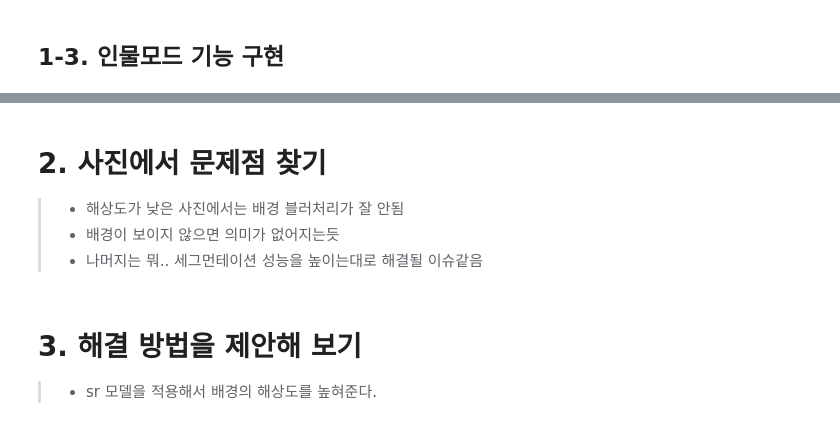
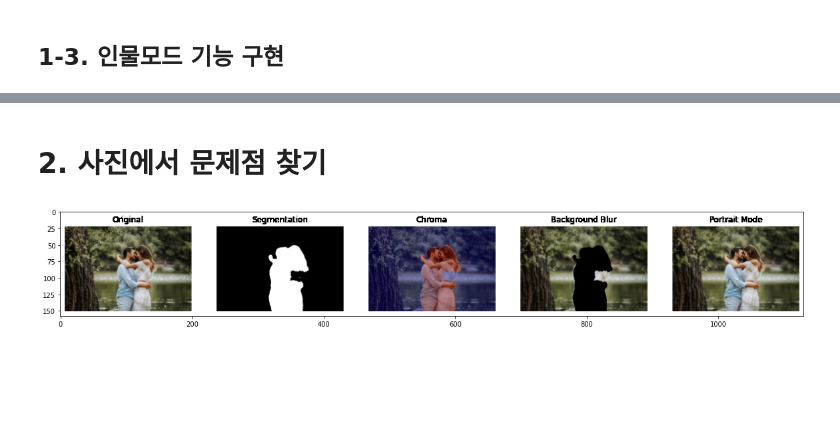
Before and after one commit to KurtKim/Aiffel, a Jupyter notebook: EXPLORATION/Node10/10-1.ipynb, the cells around one changed output, grey strips where cells are left out. Saved outputs shown, nothing was run; the diff lists cells and outputs as text; code cells hidden in the pictures; blank space fills up the shorter version.

```diff
--- a/EXPLORATION/Node10/10-1.ipynb
+++ b/EXPLORATION/Node10/10-1.ipynb
@@ -116,10 +151,8 @@ WARNING:tensorflow:6 out of the last 6 calls to <function Model.make_predict_fun
-# %% [markdown]
-# 2. 사진에서 문제점 찾기
-
-> * 해상도가 낮은 사진에서는 배경 블러처리가 잘 안됨
-> * 배경이 보이지 않으면 의미가 없어지는듯
-> * 나머지는 뭐.. 세그먼테이션 성능을 높이는대로 해결될 이슈같음
-# %% [markdown]
-# 3. 해결 방법을 제안해 보기
-
-> * sr 모델을 적용해서 배경의 해상도를 높혀준다.
+# %% [markdown]
+# 2. 사진에서 문제점 찾기
+# %%
+plt.figure(figsize=(20, 10))
+plt.imshow(cv2.cvtColor(cv2.imread('./data/issues/1.png') , cv2.COLOR_BGR2RGB))
+plt.show()
+# %% [output]
+[figure, added]
```
Also changed, not shown: parts of 8 cells of this notebook, 4 other files.
